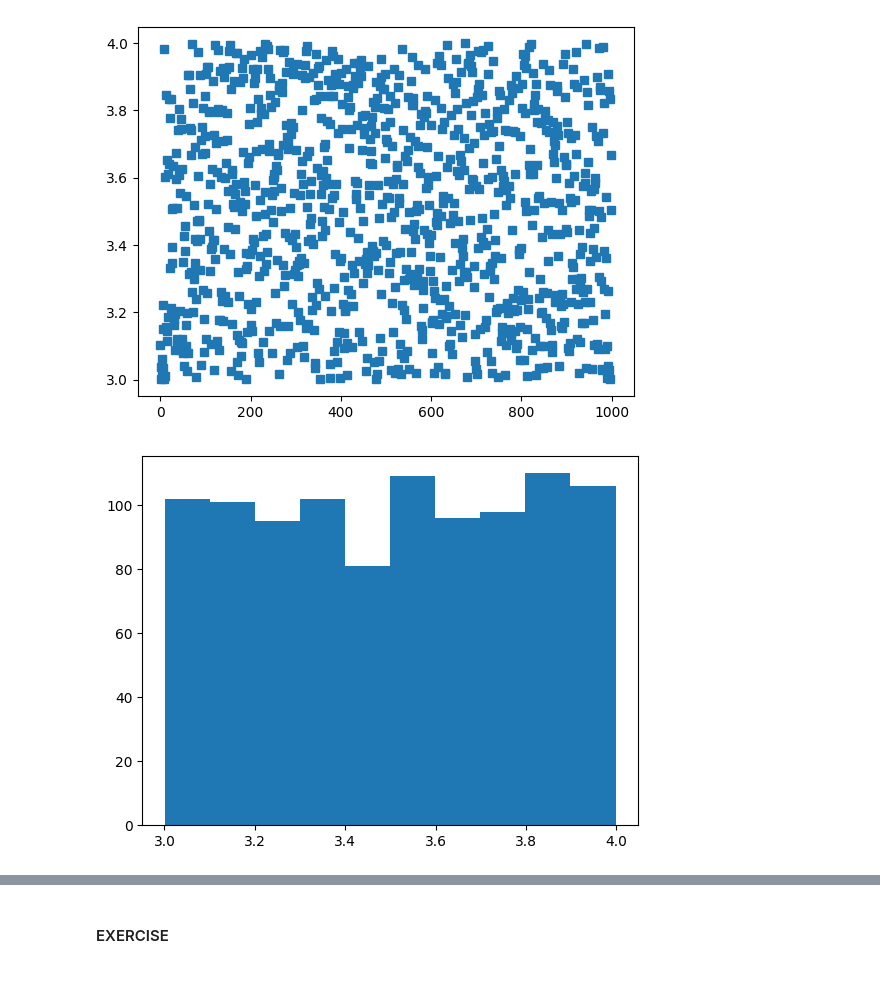
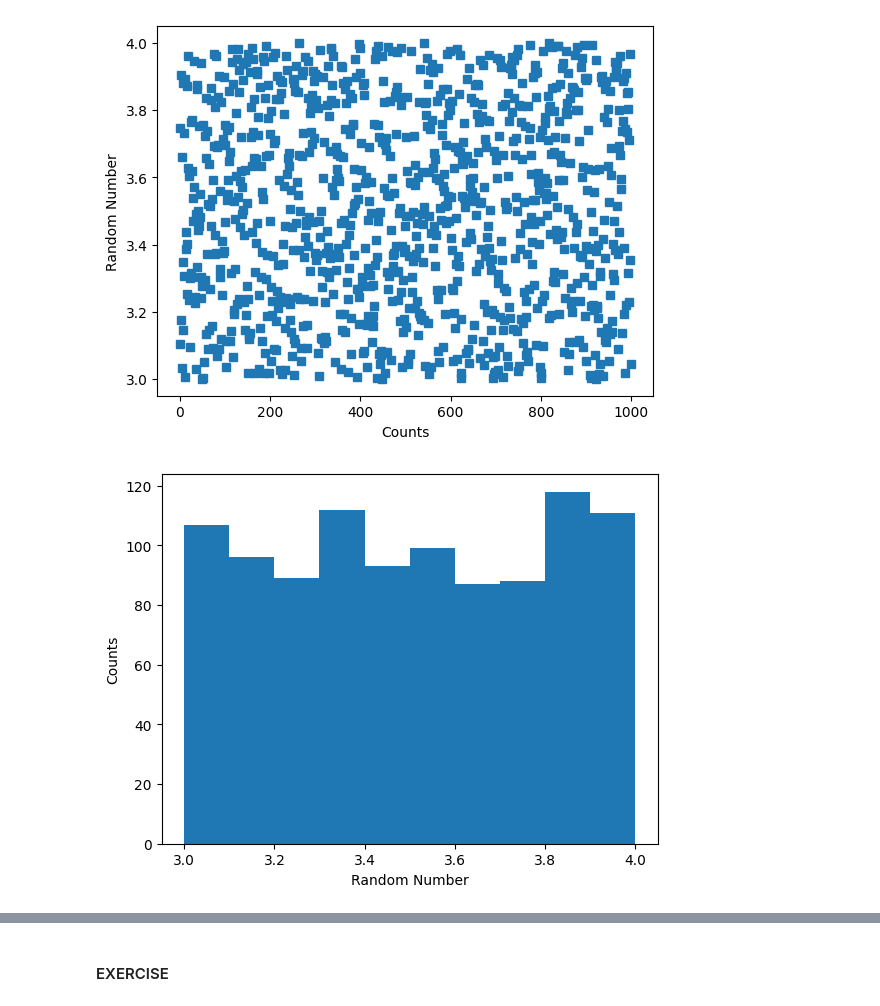
Before and after one commit to techraiders/DeepLearningProjects, a Jupyter notebook: prerequisites/mathematics/trigonometry/random-numbers.ipynb, the cells around one changed output, grey strips where cells are left out. Drawn from its saved outputs; the diff is of its cells as text; code cells hidden in the pictures; blank space fills up the shorter version.

```diff
--- a/prerequisites/mathematics/trigonometry/random-numbers.ipynb
+++ b/prerequisites/mathematics/trigonometry/random-numbers.ipynb
@@ -4,16 +4,20 @@ import matplotlib.pyplot as plt
 # %%
 # UNIFORM DISTRIBUTION
 nums = np.random.rand(1000)
 nums += 3  # shifting random distribution to generate numbers between 3 and 4.
 
 plt.plot(nums, "s")
+plt.xlabel("Counts")
+plt.ylabel("Random Number")
 plt.show()
 
 plt.hist(nums)
+plt.xlabel("Random Number")
+plt.ylabel("Counts")
 plt.show()
 # %% [output]
-[figure, old version]
+[figure, new version]
-[figure, old version]
+[figure, new version]
 # %%
 # Restricting minimul and maximum value of a random distribution
 
```
Also changed, not shown: parts of 3 cells of this notebook.
